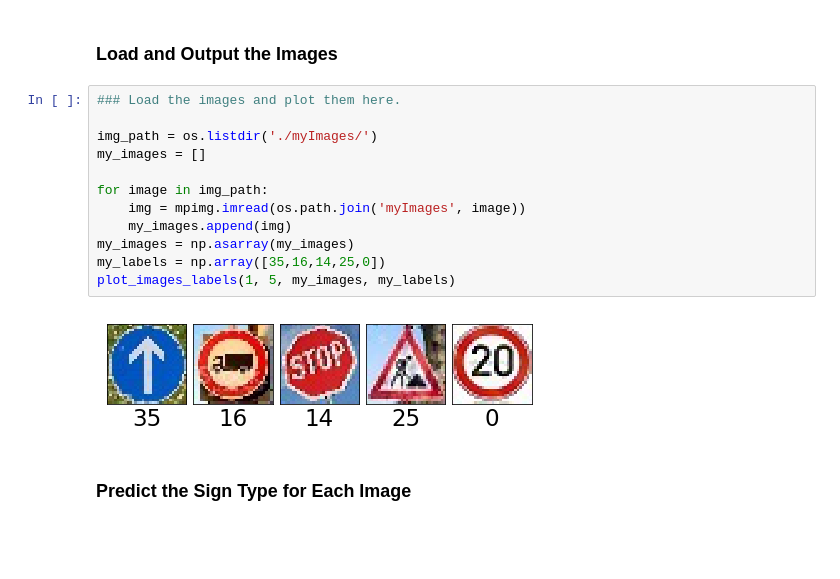
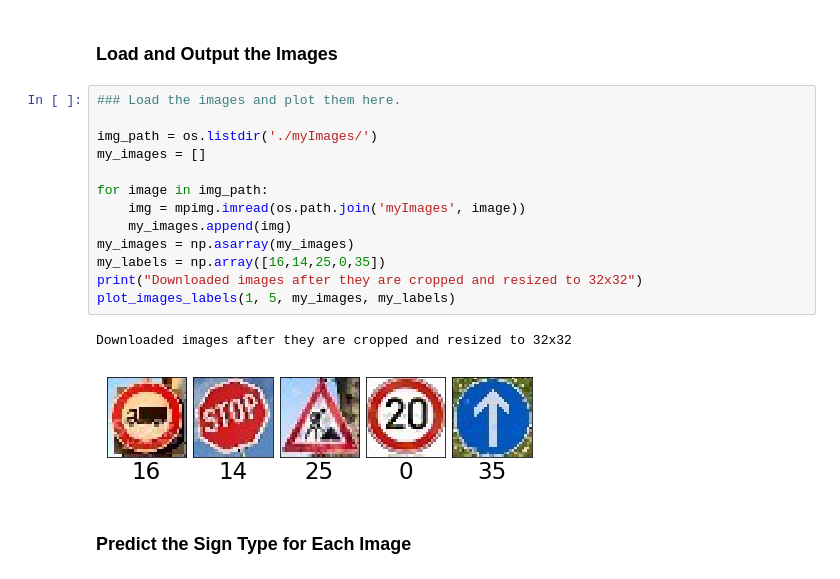
Before and after one commit to ssssundar/Traffic_Sign_Classifier, a Jupyter notebook: Traffic_Sign_Classifier.ipynb, the cells around one changed output. Saved outputs shown, nothing was run; the diff lists cells and outputs as text; blank space fills up the shorter version.

```diff
--- a/Traffic_Sign_Classifier.ipynb
+++ b/Traffic_Sign_Classifier.ipynb
@@ -510,17 +546,19 @@ You may find `signnames.csv` useful as it contains mappings from the class id (i
 # %%
 ### Load the images and plot them here.
 
 img_path = os.listdir('./myImages/')
 my_images = []
 
 for image in img_path:
     img = mpimg.imread(os.path.join('myImages', image))
     my_images.append(img)
 my_images = np.asarray(my_images)
-my_labels = np.array([35,16,14,25,0])
+my_labels = np.array([16,14,25,0,35])
+print("Downloaded images after they are cropped and resized to 32x32")
 plot_images_labels(1, 5, my_images, my_labels)
 # %% [output]
+Downloaded images after they are cropped and resized to 32x32
-[figure, old version]
+[figure, new version]
 # %% [markdown]
 ### Predict the Sign Type for Each Image
 # %%
```
Also changed, not shown: parts of 12 cells of this notebook.
